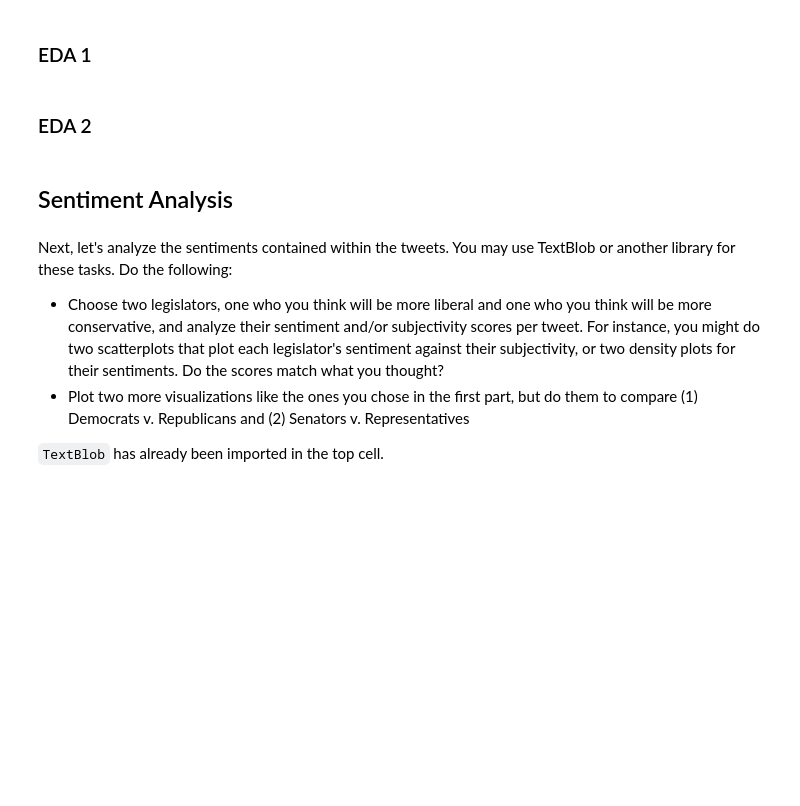
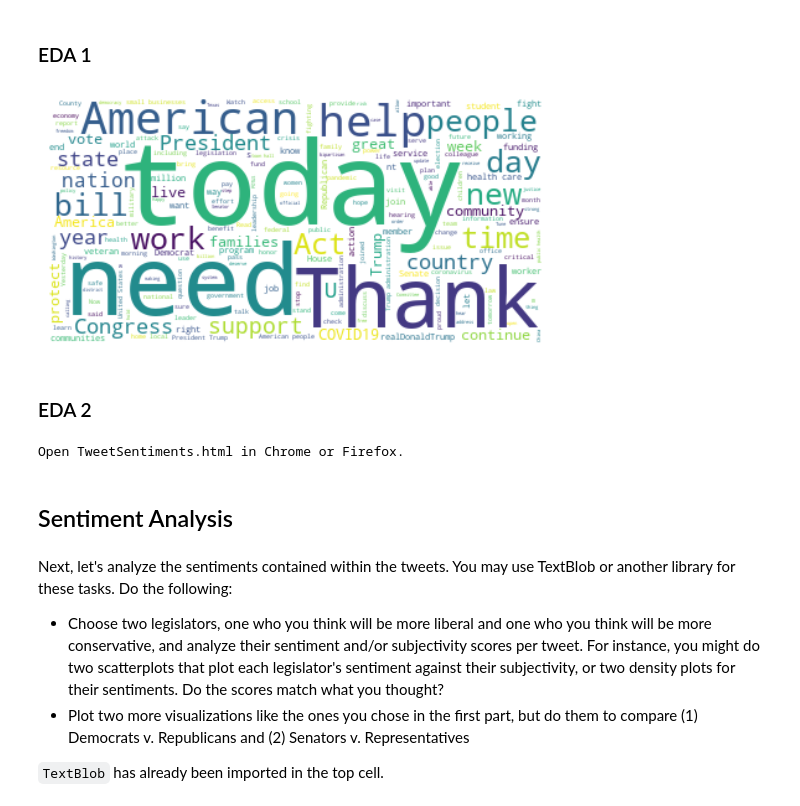
Before and after one commit to annettegailliot/CSS_Project1_Team6_Fall2022, a Jupyter notebook: Project 5 Student.ipynb, the cells around one changed output. Cells and saved outputs as stored; diff of their text form; code cells hidden in the pictures; blank space fills up the shorter version.

```diff
--- a/Project 5 Student.ipynb
+++ b/Project 5 Student.ipynb
@@ -46,5 +55,5 @@ import seaborn as sns
 # %%
-congress_tweets = pd.read_csv("data/116th Congressional Tweets and Demographics.csv")
+congress_tweets = pd.read_csv("data/116th Congressional Tweets and Demographics.csv").dropna()
 # fill in this line of code with a sufficient number of tweets, depending on your computational resources
-congress_tweets = congress_tweets.sample(...)
-congress_tweets.head()
+#congress_tweets = congress_tweets.sample(...)
+congress_tweets
@@ -60,6 +83,8 @@ As you search online, you might run into solutions that rely on regular expressi
 # %%
 def rem_punc_stop(text):
     stop_words = STOP_WORDS
+    nlp.Defaults.stop_words |= {"RT", "QT","amp", "\n", "\n\n", "\n\n\n", "\n\n\n\n"}
+
     punc = set(punctuation)
 
     punc_free = "".join([ch for ch in text if ch not in punc])
@@ -73,7 +98,16 @@ def rem_punc_stop(text):
     no_punc = [word for word in spacy_words if word not in stop_words]
 
     return no_punc
+# %%
+#There are two independent Senators, Bernie Sanders (I-VT) and Angus
+#King (I-ME), who both caucus with the Democratic Party.
+#congress_tweets['party'] = 'Democrat' if congress_tweets[(congress_tweets['name_wikipedia']=='Bernie Sanders') | (congress_tweets['name_wikipedia'] == 'Angus King')]
+#df['Purchase'] = np.where(df['Dollars spent on the website'] > 0, 1, 0)
+congress_tweets['party'] = np.where(congress_tweets['party'] == 'Independent', 'Democrat', congress_tweets['party'])
 # %% [markdown]
 ## Exploratory Data Analysis
 # %% [markdown]
 Use two of the techniques we covered in lab (or other techniques outside of lab!) to explore the text of the tweets. You should construct these visualizations with an eye toward the eventual classification tasks: (1) predicting the legislator's political party based on the text of their tweet, and (2) predicting whether the legislator is a Senator or Representative. As a reminder, in lab we covered word frequencies, word clouds, word/character counts, scattertext, and topic modeling as possible exploration tools.
+# %%
+congress_tweets['tokens'] = congress_tweets['text'].map(lambda x: rem_punc_stop(x))
+congress_tweets['tokens']
@@ -80,4 +127,13 @@ Use two of the techniques we covered in lab (or other techniques outside of lab!
 # %% [markdown]
 ### EDA 1
+# %%
+# word cloud of word frequency
+text = ' '.join(congress_tweets['tokens'].map(lambda text: ' '.join(text)))
+wordcloud = WordCloud(background_color = "white").generate(text)
+plt.imshow(wordcloud, interpolation = 'bilinear')
+plt.axis('off')
+plt.show()
+# %% [output]
+[figure, added]
 # %% [markdown]
 ### EDA 2
@@ -84,3 +154,8 @@ Use two of the techniques we covered in lab (or other techniques outside of lab!
+# %%
+open("TweetSentiments.html", 'wb').write(html.encode('utf-8'))
+print('Open TweetSentiments.html in Chrome or Firefox.')
+# %% [output]
+Open TweetSentiments.html in Chrome or Firefox.
 # %% [markdown]
 ## Sentiment Analysis
 # %% [markdown]
```
Also changed, not shown: parts of 32 cells of this notebook, 1 other file.
